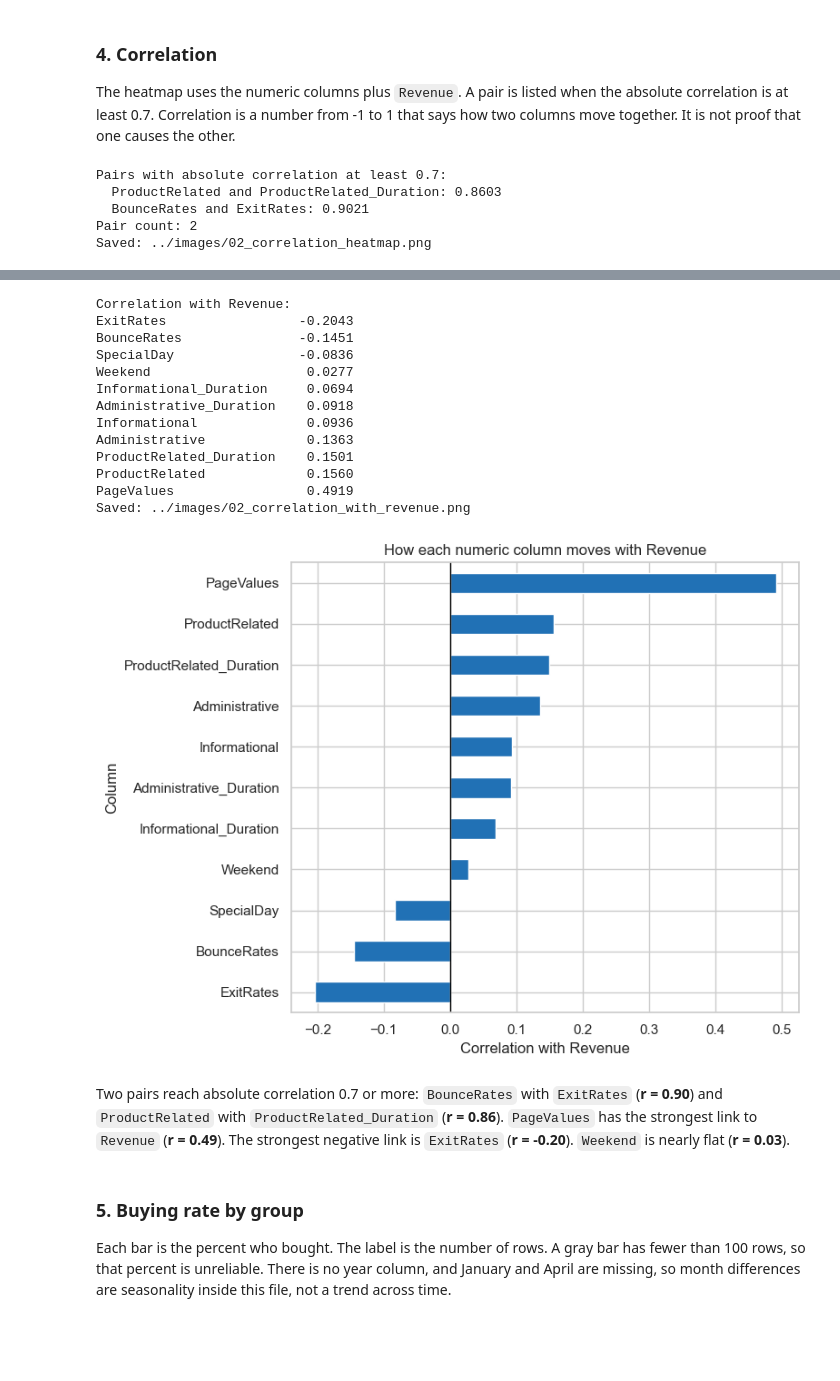
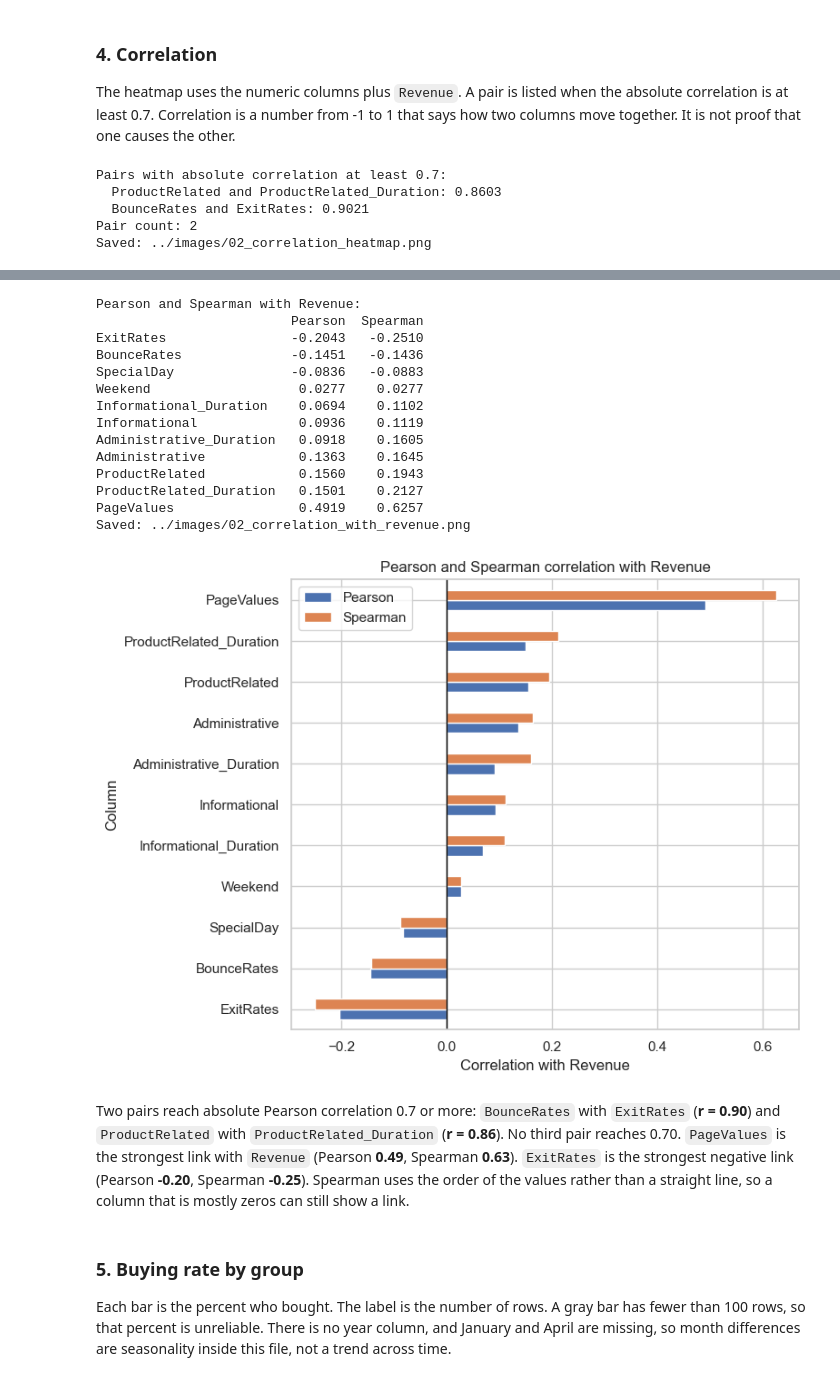
Before and after one commit to ghayasshahid/BuyerBehaviorPrediction, a Jupyter notebook: notebooks/02_eda.ipynb, the cells around one changed output, grey strips where cells are left out. Cells and saved outputs as stored; diff of their text form; code cells hidden in the pictures; blank space fills up the shorter version.

```diff
--- a/notebooks/02_eda.ipynb
+++ b/notebooks/02_eda.ipynb
@@ -249,53 +249,57 @@ for left_index, left in enumerate(number_columns):
     for right in number_columns[left_index + 1 :]:
         value = corr.loc[left, right]
         if abs(value) >= 0.7:
             pair_count += 1
             print(f"  {left} and {right}: {value:.4f}")
 print("Pair count:", pair_count)
 
 fig, ax = plt.subplots(figsize=(10, 8))
 sns.heatmap(corr, annot=True, fmt=".2f", cmap="vlag", center=0, ax=ax)
 ax.set_title("Correlation of numeric columns and Revenue")
 ax.set_xlabel("Column")
 ax.set_ylabel("Column")
 fig.tight_layout()
 save_and_show(fig, "correlation_heatmap")
 
-with_revenue = corr["Revenue"].drop("Revenue").sort_values()
-print("Correlation with Revenue:")
-print(with_revenue.round(4).to_string())
+pearson_with_revenue = corr["Revenue"].drop("Revenue")
+spearman_with_revenue = df[number_columns].corr(method="spearman")["Revenue"].drop("Revenue")
+both = pd.DataFrame({"Pearson": pearson_with_revenue, "Spearman": spearman_with_revenue})
+both = both.sort_values("Spearman")
+print("Pearson and Spearman with Revenue:")
+print(both.round(4).to_string())
 
 fig, ax = plt.subplots(figsize=(8, 6))
-with_revenue.plot(kind="barh", ax=ax, color="#2171b5")
+both.plot(kind="barh", ax=ax)
 ax.axvline(0, color="black", linewidth=1)
 ax.set_xlabel("Correlation with Revenue")
 ax.set_ylabel("Column")
-ax.set_title("How each numeric column moves with Revenue")
+ax.set_title("Pearson and Spearman correlation with Revenue")
 fig.tight_layout()
 save_and_show(fig, "correlation_with_revenue")
 # %% [output]
 Pairs with absolute correlation at least 0.7:
   ProductRelated and ProductRelated_Duration: 0.8603
   BounceRates and ExitRates: 0.9021
 Pair count: 2
 Saved: ../images/02_correlation_heatmap.png
 [figure]
-Correlation with Revenue:
-ExitRates                 -0.2043
-BounceRates               -0.1451
-SpecialDay                -0.0836
-Weekend                    0.0277
-Informational_Duration     0.0694
-Administrative_Duration    0.0918
-Informational              0.0936
-Administrative             0.1363
-ProductRelated_Duration    0.1501
-ProductRelated             0.1560
-PageValues                 0.4919
+Pearson and Spearman with Revenue:
+                         Pearson  Spearman
+ExitRates                -0.2043   -0.2510
+BounceRates              -0.1451   -0.1436
+SpecialDay               -0.0836   -0.0883
+Weekend                   0.0277    0.0277
+Informational_Duration    0.0694    0.1102
+Informational             0.0936    0.1119
+Administrative_Duration   0.0918    0.1605
+Administrative            0.1363    0.1645
+ProductRelated            0.1560    0.1943
+ProductRelated_Duration   0.1501    0.2127
+PageValues                0.4919    0.6257
 Saved: ../images/02_correlation_with_revenue.png
-[figure, old version]
+[figure, new version]
 # %% [markdown]
-Two pairs reach absolute correlation 0.7 or more: `BounceRates` with `ExitRates` (**r = 0.90**) and `ProductRelated` with `ProductRelated_Duration` (**r = 0.86**). `PageValues` has the strongest link to `Revenue` (**r = 0.49**). The strongest negative link is `ExitRates` (**r = -0.20**). `Weekend` is nearly flat (**r = 0.03**).
+Two pairs reach absolute Pearson correlation 0.7 or more: `BounceRates` with `ExitRates` (**r = 0.90**) and `ProductRelated` with `ProductRelated_Duration` (**r = 0.86**). No third pair reaches 0.70. `PageValues` is the strongest link with `Revenue` (Pearson **0.49**, Spearman **0.63**). `ExitRates` is the strongest negative link (Pearson **-0.20**, Spearman **-0.25**). Spearman uses the order of the values rather than a straight line, so a column that is mostly zeros can still show a link.
 # %% [markdown]
 ### 5. Buying rate by group
 
```
Also changed, not shown: parts of 7 cells of this notebook.
